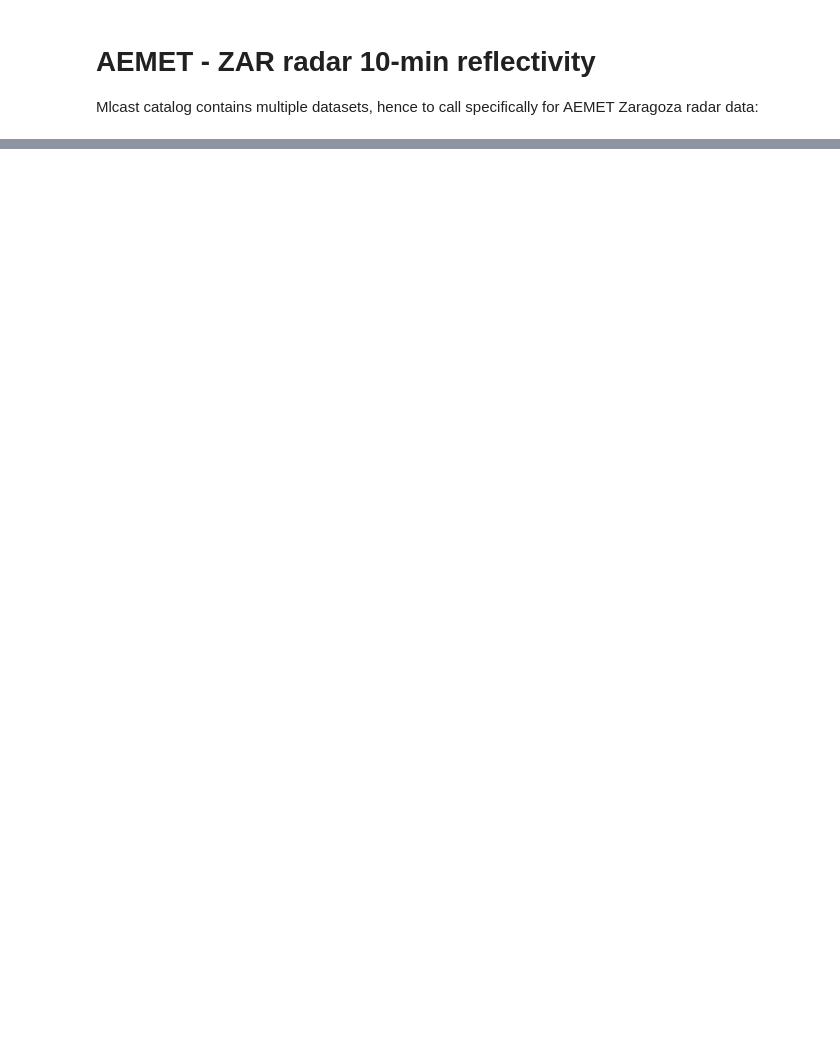
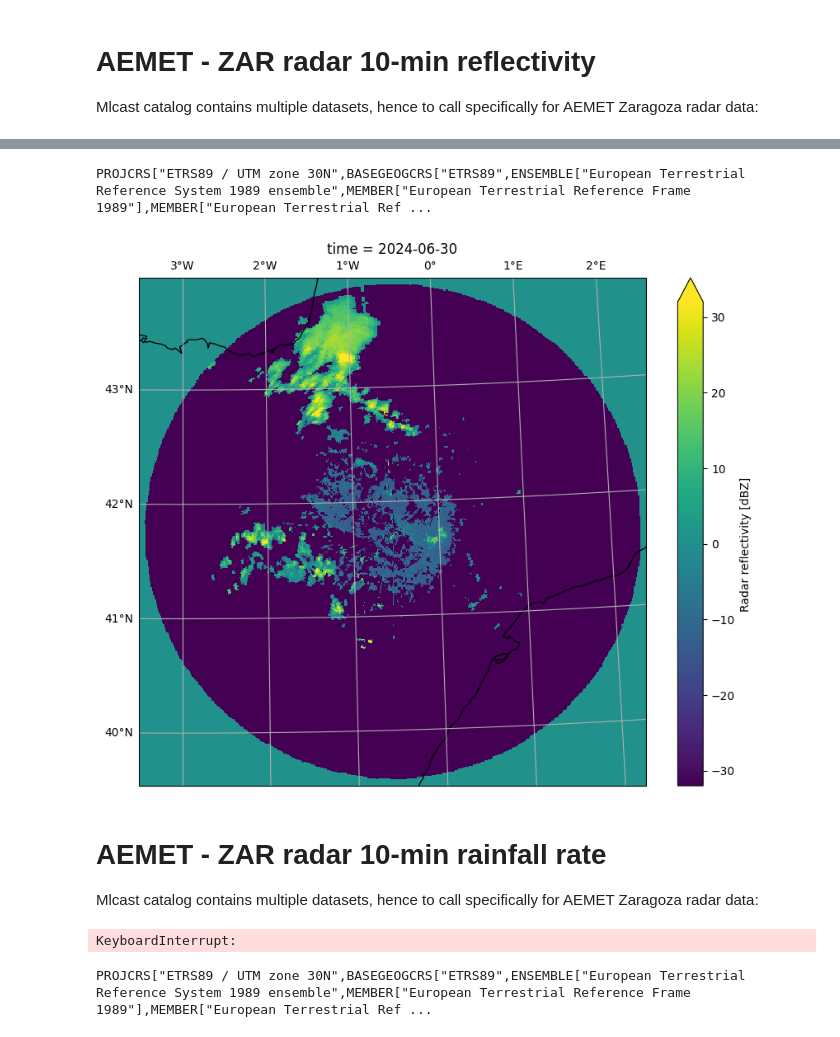
Before and after one commit to jaimecasari/mlcast-datasets, a Jupyter notebook: docs/es_aemet_precipitation.ipynb, the cells around one changed output, grey strips where cells are left out. Cells and saved outputs as stored; diff of their text form; code cells hidden in the pictures; blank space fills up the shorter version.

Commit message:
jupyternotebook showing how to use the dataset included

```diff
--- a/docs/es_aemet_precipitation.ipynb
+++ b/docs/es_aemet_precipitation.ipynb
@@ -44,0 +95,62 @@ for ax in g.axes.flat:
+# %%
+var_name = "dbz"
+
+crs_name = ds[var_name].grid_mapping
+data_crs = ccrs.Projection(ds[crs_name].crs_wkt)
+
+print(data_crs)
+# %% [output]
+PROJCRS["ETRS89 / UTM zone 30N",BASEGEOGCRS["ETRS89",ENSEMBLE["European Terrestrial Reference System 1989 ensemble",MEMBER["European Terrestrial Reference Frame 1989"],MEMBER["European Terrestrial Ref ...
+# %%
+da = ds[var_name].sel(time="2024-06-30").isel(time=0)
+# %%
+data_crs = ccrs.UTM(
+    zone=30,
+    southern_hemisphere=False,
+)
+
+fig = plt.figure(figsize=(10, 8))
+ax = plt.axes(projection=data_crs)
+
+da.plot(
+    ax=ax,
+    transform=data_crs,
+    cmap="viridis",
+    robust=True,
+    add_colorbar=True,
+)
+
+ax.set_xlim(
+    float(da.x.min()),
+    float(da.x.max()),
+)
+
+ax.set_ylim(
+    float(da.y.min()),
+    float(da.y.max()),
+)
+
+ax.coastlines()
+ax.gridlines(draw_labels=["top", "left"])
+
+plt.show()
+# %% [output]
+[figure, added]
+# %% [markdown]
+# AEMET - ZAR radar 10-min rainfall rate
+
+Mlcast catalog contains multiple datasets, hence to call specifically for AEMET Zaragoza radar data:
+# %%
+ds = cat.precipitation.es_aemet_sri_zar_10_minutes.to_dask()
+ds
+# %% [output]
+KeyboardInterrupt:
+# %%
+var_name = "rainfall_rate"
+
+crs_name = ds[var_name].grid_mapping
+data_crs = ccrs.Projection(ds[crs_name].crs_wkt)
+
+print(data_crs)
+# %% [output]
+PROJCRS["ETRS89 / UTM zone 30N",BASEGEOGCRS["ETRS89",ENSEMBLE["European Terrestrial Reference System 1989 ensemble",MEMBER["European Terrestrial Reference Frame 1989"],MEMBER["European Terrestrial Ref ...
```
Also changed, not shown: parts of 8 cells of this notebook.
